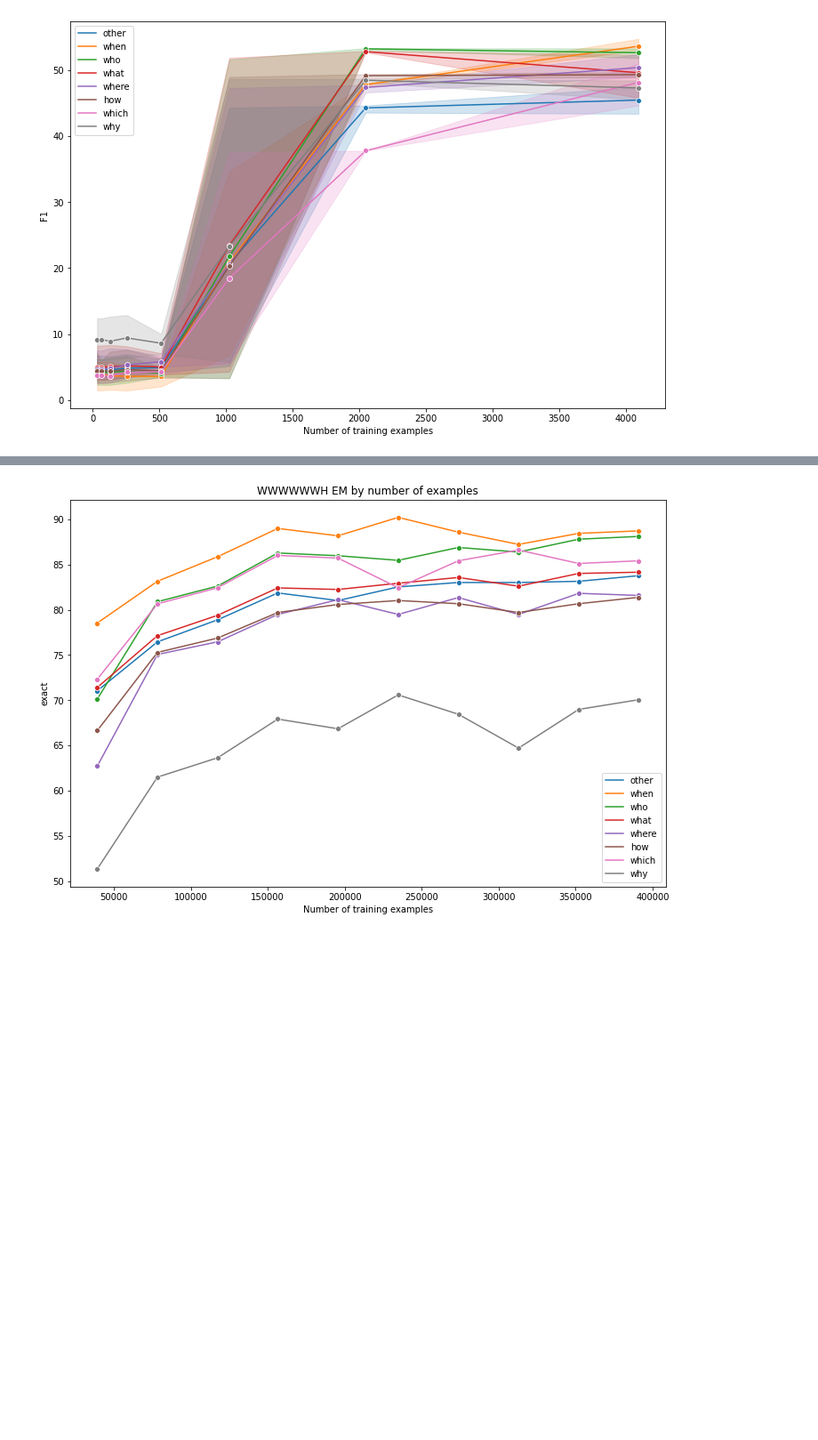
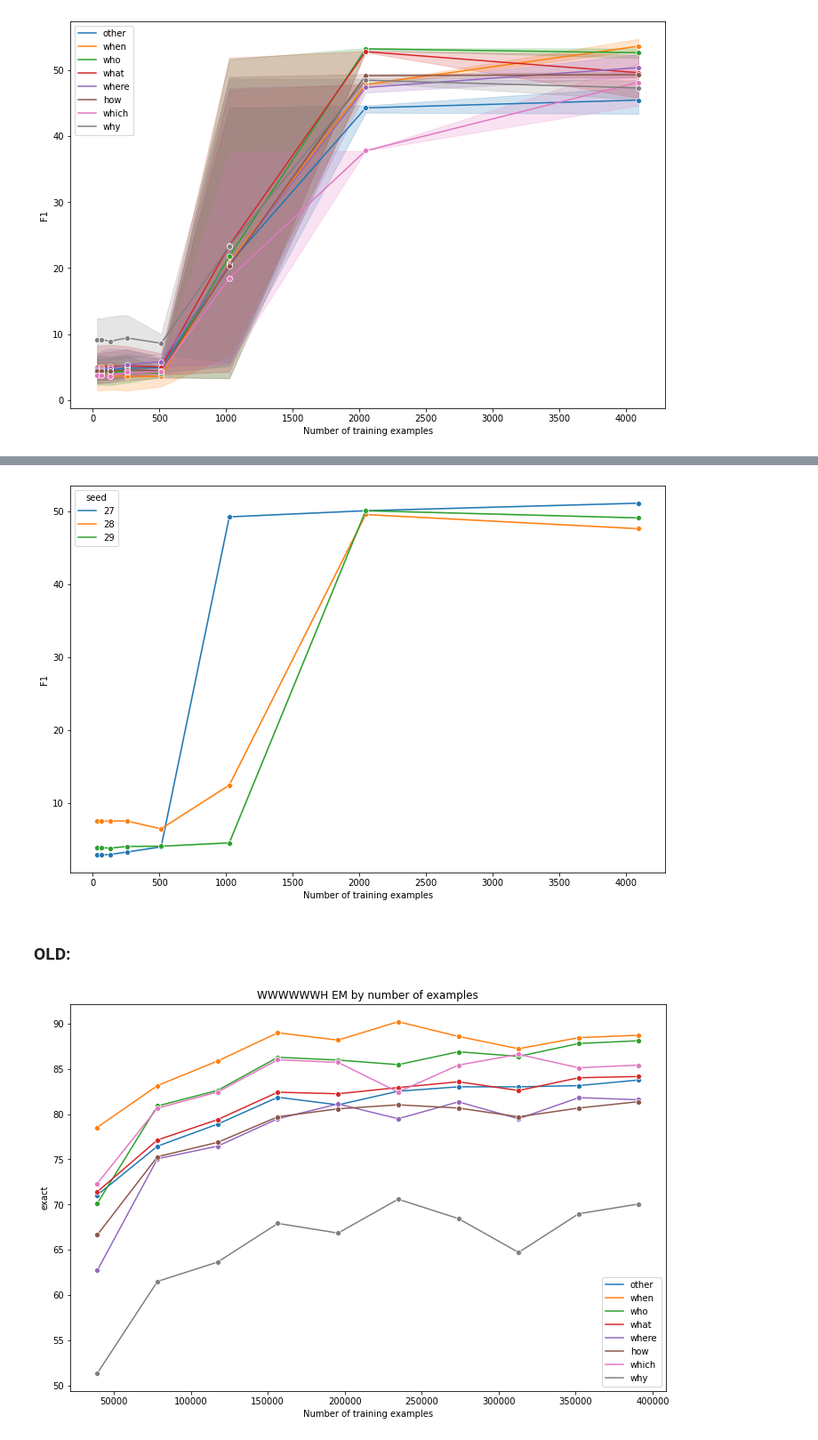
Before and after one commit to stevieg3/when-do-reading-comprehension-models-learn, a Jupyter notebook: notebooks/main/02-albert-xlarge-v2 SQuADv2.ipynb, the cells around one changed output, grey strips where cells are left out. Shown at 89% size. Cells and saved outputs as stored; diff of their text form; code cells hidden in the pictures; blank space fills up the shorter version.

```diff
--- a/notebooks/main/02-albert-xlarge-v2 SQuADv2.ipynb
+++ b/notebooks/main/02-albert-xlarge-v2 SQuADv2.ipynb
@@ -426,3 +305,14 @@ Name: overall_F1, dtype: float64
+# %%
+plt.figure(figsize=(12, 8))
+plt.xlabel('Number of training examples')
+plt.ylabel('F1')
+sns.lineplot(data=full_metrics_df, y='overall_f1', x='num_examples', hue='seed', marker='o', palette='tab10')
+plt.legend(title='seed')
+plt.show()
+# %% [output]
+[figure, added]
+# %% [markdown]
+### OLD:
 # %%
 plt.figure(figsize=(12, 8))
 plt.title('WWWWWWH EM by number of examples')
```
Also changed, not shown: parts of 26 cells of this notebook.
